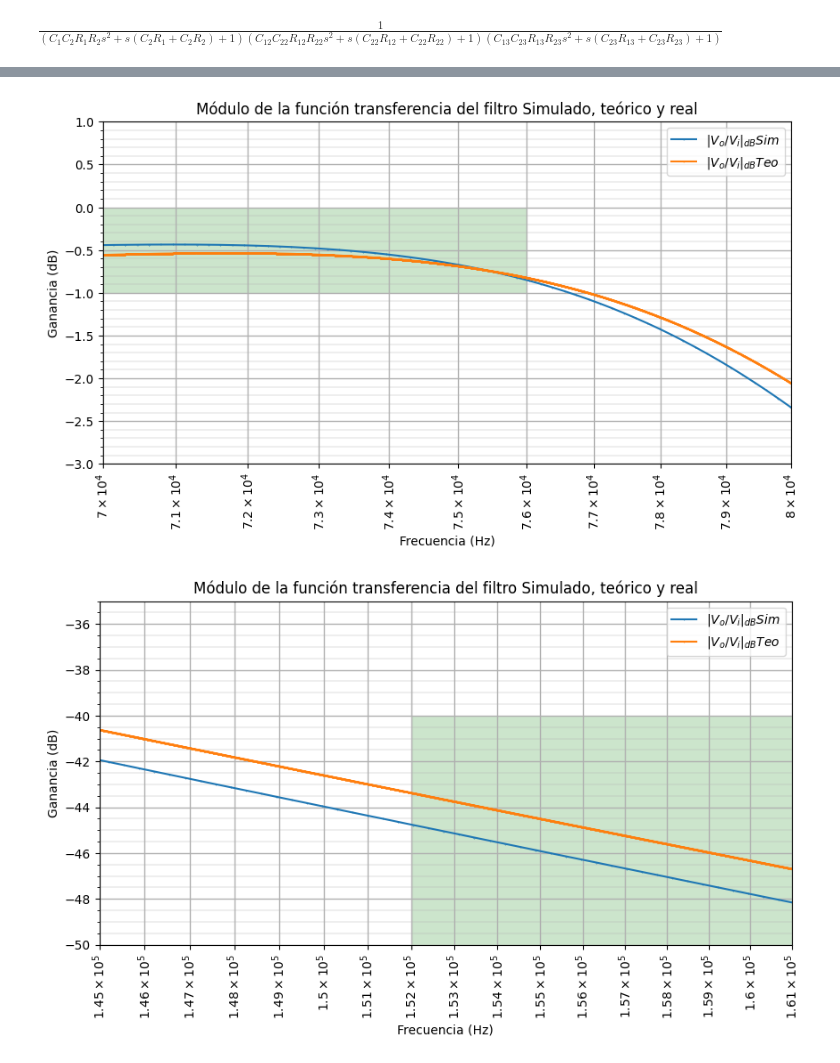
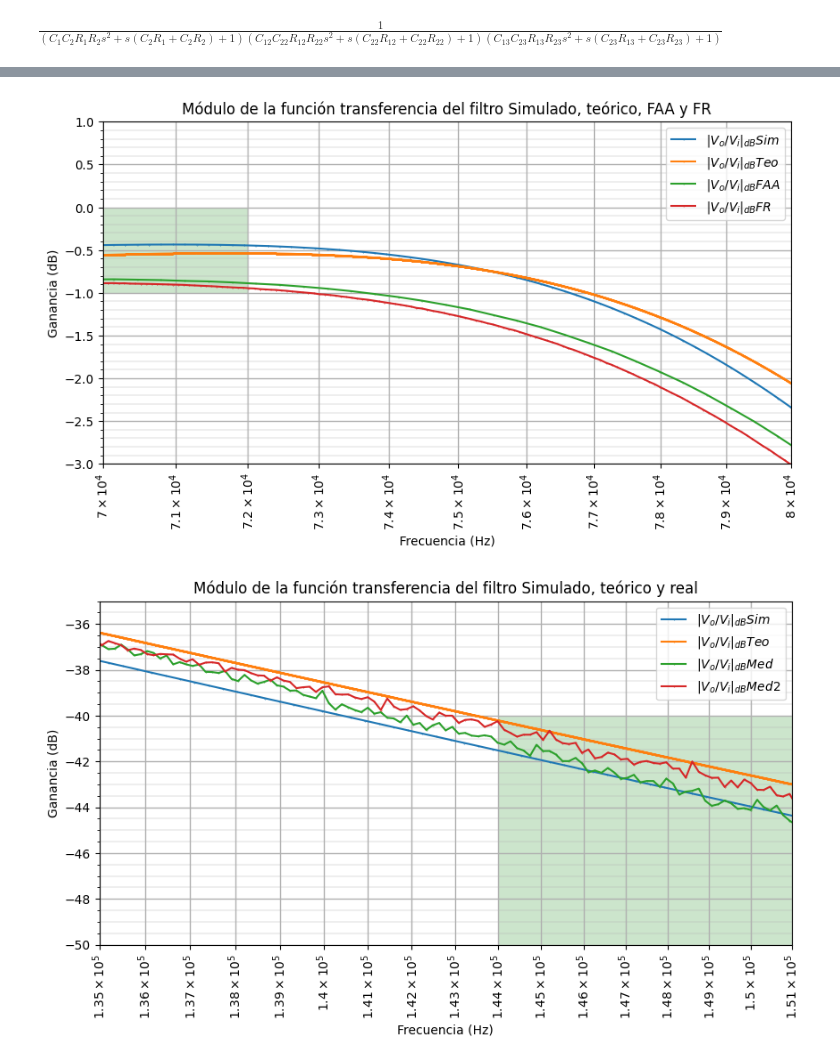
Before and after one commit to SantiagoLCC/TP-1_ASSD_Muestro_G4, a Jupyter notebook: cálculo_filtro/bode_comparativo.ipynb, the cells around one changed output, grey strips where cells are left out. Saved outputs shown, nothing was run; the diff lists cells and outputs as text; code cells hidden in the pictures.

Commit message:
Agregado de Graficos de Filtros, CSV y Carpeta Medciones
Pusheo mas que nada los CSV junto a los graficos que obtuve con la digilent.

```diff
--- a/cálculo_filtro/bode_comparativo.ipynb
+++ b/cálculo_filtro/bode_comparativo.ipynb
@@ -109,7 +134,12 @@ plt.show()
+# %%
+pf_med = pd.read_csv('FR_Zoom_5V.csv', header=None)
+freqR = pf_med[0]
+V2_moduleR = pf_med[1]
 # %%
 import numpy as np
 import matplotlib.pyplot as plt
 from matplotlib.ticker import MultipleLocator
+from matplotlib.patches import Rectangle
 
 # Your existing code
 
@@ -118,9 +148,9 @@ fig, ax_bode = plt.subplots(figsize=(10, 5))
 # Ploteo Diagrama Simulado
 ax_bode.semilogx(freq_sim, 20 * np.log10(np.abs(vo_sim)), label='$|{V_{o}/{V_i}}|_{dB} Sim$', linestyle='solid', marker='o', markersize=0.3)
 ax_bode.semilogx(wrange, 20 * np.log10(np.abs(func_posta_abs)), label='$|{V_{o}/{V_i}}|_{dB} Teo$', linestyle='solid', marker='o', markersize=0.3)
-
-# Edición de presentación
-ax_bode.set(xlabel='Frecuencia (Hz)', ylabel='Ganancia (dB)', title='Módulo de la función transferencia del filtro Simulado, teórico y real')
+ax_bode.semilogx(freq,V2_module, label='$|{V_{o}/{V_i}}|_{dB} FAA$',linestyle='solid', marker='o', markersize=0.3)
+ax_bode.semilogx(freqR,V2_moduleR, label='$|{V_{o}/{V_i}}|_{dB} FR$',linestyle='solid', marker='o', markersize=0.3)
+ax_bode.set(xlabel='Frecuencia (Hz)', ylabel='Ganancia (dB)', title='Módulo de la función transferencia del filtro Simulado, teórico, FAA y FR')
 ax_bode.grid(True)
 
 # Límites del gráfico
@@ -135,45 +165,65 @@ ax_bode.grid(visible=True, which='both', axis='both', linewidth=0.3)
 ax_bode.grid(visible=True, which='major', axis='both', linewidth=1)
 ax_bode.legend(loc='upper left', bbox_to_anchor=(1.0, 1.0))
 ax_bode.minorticks_on()
-ax_bode.add_patch(Rectangle((70000, -1), 6000, 1, linewidth=1, facecolor='green', alpha=0.2))
+ax_bode.add_patch(Rectangle((70000, -1), 2000, 1, linewidth=1, facecolor='green', alpha=0.2))
 ax_bode.add_patch(Rectangle((152000, -50), 10000, 10, linewidth=1, facecolor='green', alpha=0.2))
 plt.minorticks_on()
 plt.legend()
 plt.show()
 # %% [output]
-[figure, old version]
+[figure, new version]
+# %%
+import ltspice
+import numpy as np
+import matplotlib.pyplot as plt
+import scipy.signal as signal
+import sympy as sp
+from matplotlib.ticker import MultipleLocator
+import pandas as pd
+
+
+import pandas as pd
+import cmath
+import math
+
+
+
+pf_med = pd.read_csv('bodeFAAzoom.csv', header=None)
+freq = pf_med[0]
+V2_module = pf_med[2]
 # %%
 import numpy as np
 import matplotlib.pyplot as plt
 from matplotlib.ticker import MultipleLocator
 
 # Your existing code
 
 fig, ax_bode = plt.subplots(figsize=(10, 5))
 
 # Ploteo Diagrama Simulado
 ax_bode.semilogx(freq_sim, 20 * np.log10(np.abs(vo_sim)), label='$|{V_{o}/{V_i}}|_{dB} Sim$', linestyle='solid', marker='o', markersize=0.3)
 ax_bode.semilogx(wrange, 20 * np.log10(np.abs(func_posta_abs)), label='$|{V_{o}/{V_i}}|_{dB} Teo$', linestyle='solid', marker='o', markersize=0.3)
-
+ax_bode.semilogx(freq,V2_module, label='$|{V_{o}/{V_i}}|_{dB} Med$',linestyle='solid', marker='o', markersize=0.3)
+ax_bode.semilogx(freqR,V2_moduleR, label='$|{V_{o}/{V_i}}|_{dB} Med2$',linestyle='solid', marker='o', markersize=0.3)
 # Edición de presentación
 ax_bode.set(xlabel='Frecuencia (Hz)', ylabel='Ganancia (dB)', title='Módulo de la función transferencia del filtro Simulado, teórico y real')
 ax_bode.grid(True)
 
 # Límites del gráfico
-ax_bode.set_xlim(145000,161000)
+ax_bode.set_xlim(135000,151000)
 ax_bode.set_ylim(-50, -35)
 ax_bode.xaxis.set_major_locator(MultipleLocator(1000))
 
 # Rotate X-axis tick labels vertically
 ax_bode.tick_params(axis='x', rotation=90)
 
 ax_bode.grid(visible=True, which='both', axis='both', linewidth=0.3)
 ax_bode.grid(visible=True, which='major', axis='both', linewidth=1)
 #ax_bode.legend(loc='upper left', bbox_to_anchor=(1.0, 1.0))
 ax_bode.minorticks_on()
-ax_bode.add_patch(Rectangle((152000, -50), 10000, 10, linewidth=1, facecolor='green', alpha=0.2))
+ax_bode.add_patch(Rectangle((144000, -50), 10000, 10, linewidth=1, facecolor='green', alpha=0.2))
 plt.minorticks_on()
 plt.legend()
 plt.show()
 # %% [output]
-[figure, old version]
+[figure, new version]
```
Also changed, not shown: parts of 2 cells of this notebook, 29 other files.
